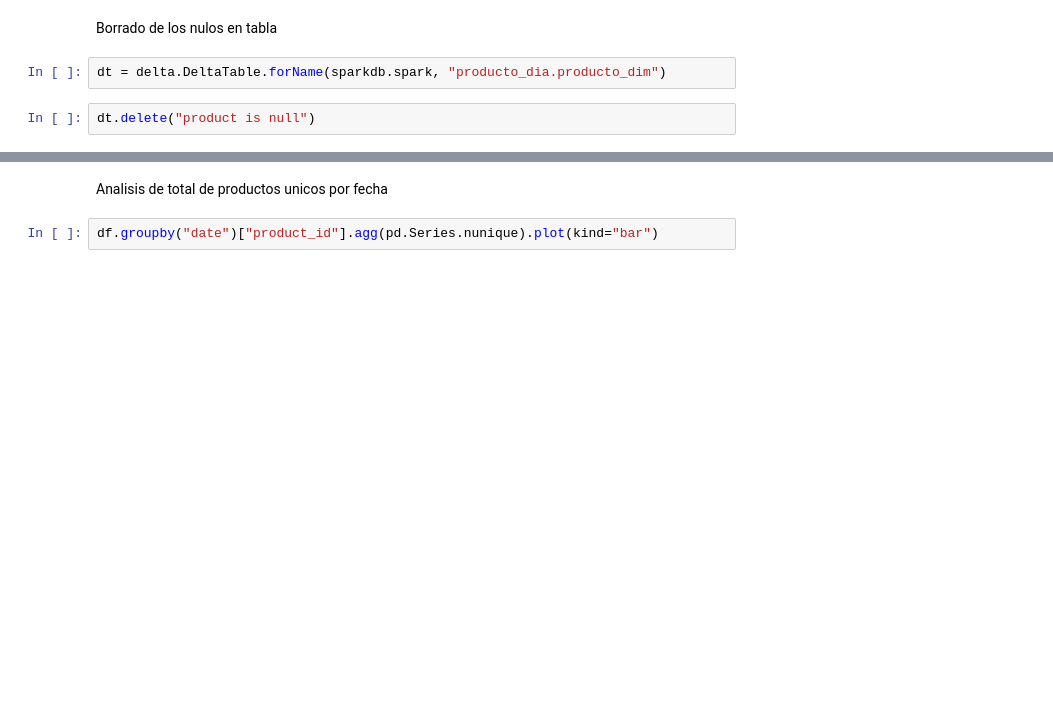
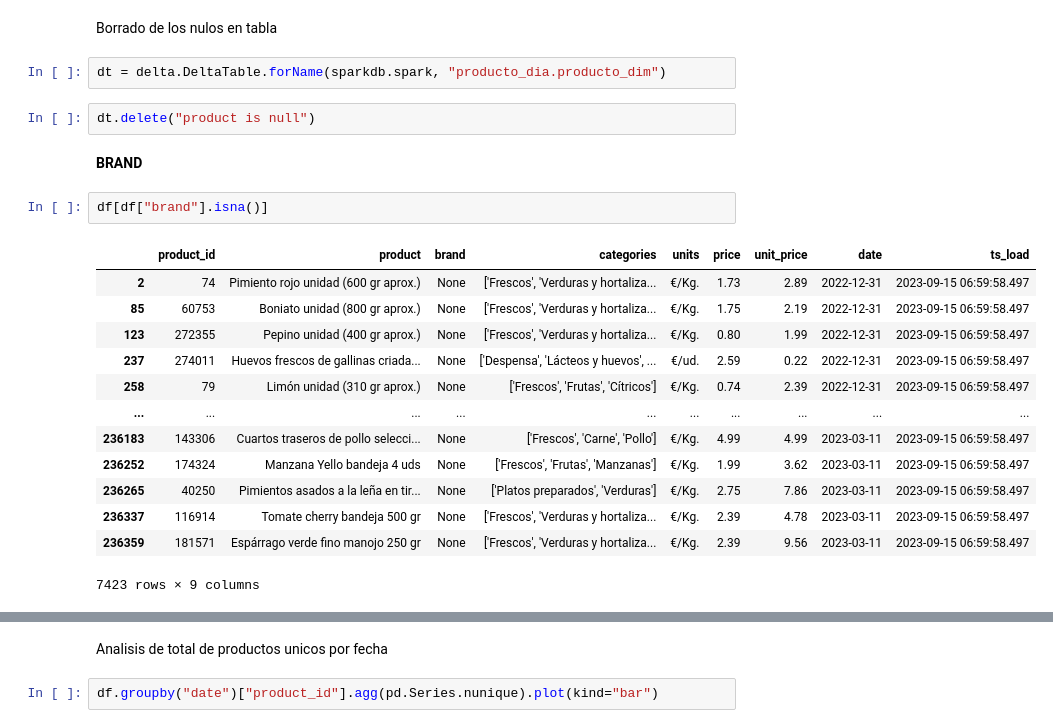
Before and after one commit to cperezh/FoodECommerceScraper, a Jupyter notebook: source/Producto_DIA_DP/Migracion Dataset.ipynb, the cells around one changed output, grey strips where cells are left out. Saved outputs shown, nothing was run; the diff lists cells and outputs as text; blank space fills up the shorter version.

```diff
--- a/source/Producto_DIA_DP/Migracion Dataset.ipynb
+++ b/source/Producto_DIA_DP/Migracion Dataset.ipynb
@@ -94,3 +100,21 @@ Borrado de los nulos en tabla
 dt = delta.DeltaTable.forName(sparkdb.spark, "producto_dia.producto_dim")
 # %%
 dt.delete("product is null")
+# %% [markdown]
+**BRAND**
+# %%
+df[df["brand"].isna()]
+# %% [output]
+|  | product_id | product | brand | categories | units | price | unit_price | date | ts_load |
+| 2 | 74 | Pimiento rojo unidad (600 gr aprox.) | None | ['Frescos', 'Verduras y hortaliza... | €/Kg. | 1.73 | 2.89 | 2022-12-31 | 2023-09-15 06:59:58.497 |
+| 85 | 60753 | Boniato unidad (800 gr aprox.) | None | ['Frescos', 'Verduras y hortaliza... | €/Kg. | 1.75 | 2.19 | 2022-12-31 | 2023-09-15 06:59:58.497 |
+| 123 | 272355 | Pepino unidad (400 gr aprox.) | None | ['Frescos', 'Verduras y hortaliza... | €/Kg. | 0.80 | 1.99 | 2022-12-31 | 2023-09-15 06:59:58.497 |
+| 237 | 274011 | Huevos frescos de gallinas criada... | None | ['Despensa', 'Lácteos y huevos', ... | €/ud. | 2.59 | 0.22 | 2022-12-31 | 2023-09-15 06:59:58.497 |
+| 258 | 79 | Limón unidad (310 gr aprox.) | None | ['Frescos', 'Frutas', 'Cítricos'] | €/Kg. | 0.74 | 2.39 | 2022-12-31 | 2023-09-15 06:59:58.497 |
+| ... | ... | ... | ... | ... | ... | ... | ... | ... | ... |
+| 236183 | 143306 | Cuartos traseros de pollo selecci... | None | ['Frescos', 'Carne', 'Pollo'] | €/Kg. | 4.99 | 4.99 | 2023-03-11 | 2023-09-15 06:59:58.497 |
+| 236252 | 174324 | Manzana Yello bandeja 4 uds | None | ['Frescos', 'Frutas', 'Manzanas'] | €/Kg. | 1.99 | 3.62 | 2023-03-11 | 2023-09-15 06:59:58.497 |
+| 236265 | 40250 | Pimientos asados a la leña en tir... | None | ['Platos preparados', 'Verduras'] | €/Kg. | 2.75 | 7.86 | 2023-03-11 | 2023-09-15 06:59:58.497 |
+| 236337 | 116914 | Tomate cherry bandeja 500 gr | None | ['Frescos', 'Verduras y hortaliza... | €/Kg. | 2.39 | 4.78 | 2023-03-11 | 2023-09-15 06:59:58.497 |
+| 236359 | 181571 | Espárrago verde fino manojo 250 gr | None | ['Frescos', 'Verduras y hortaliza... | €/Kg. | 2.39 | 9.56 | 2023-03-11 | 2023-09-15 06:59:58.497 |
+7423 rows × 9 columns
```
Also changed, not shown: parts of 16 cells of this notebook, 1 other file.
